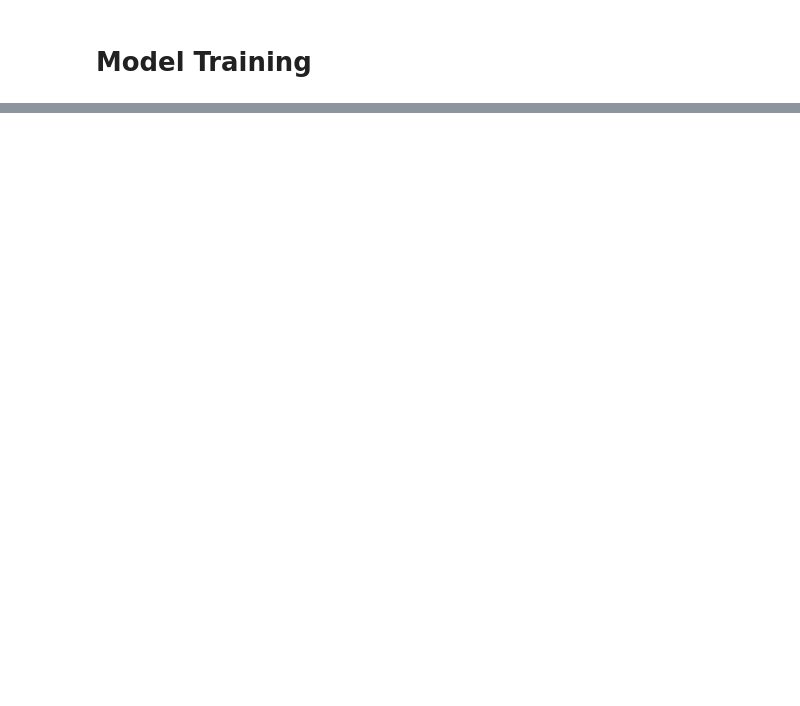
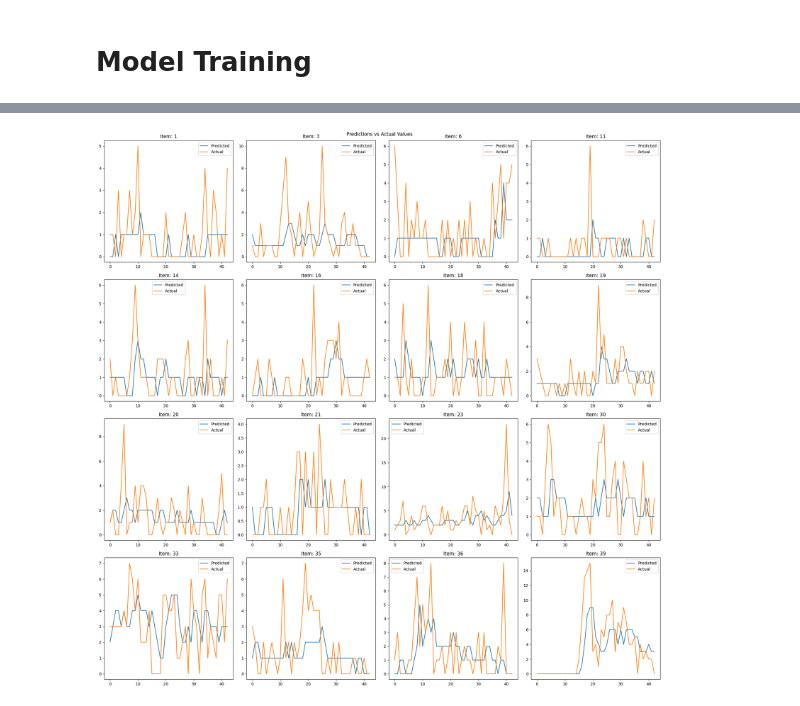
Before and after one commit to kassumanete/wawasan-capstone-ml, a Jupyter notebook: ml_modeling/sales_projection.ipynb, the cells around one changed output, grey strips where cells are left out. Saved outputs shown, nothing was run; the diff lists cells and outputs as text; code cells hidden in the pictures; blank space fills up the shorter version.

```diff
--- a/ml_modeling/sales_projection.ipynb
+++ b/ml_modeling/sales_projection.ipynb
@@ -380,6 +390,6 @@ We want the learning rate to decay as the training progresses. This will help us
 # %%
 #set the learning rate
-initial_learning_rate = 0.01
+initial_learning_rate = 1e-2
 
 learning_rate = tf.keras.optimizers.schedules.ExponentialDecay(
     initial_learning_rate,
@@ -404,7 +433,7 @@ model = create_model(vectorize_layer, normalization_layer)
 # %%
 #compile and train the model
-model.compile(loss=tf.keras.losses.Huber(),
+model.compile(loss=tf.keras.losses.MeanSquaredError(),
               optimizer=optimizer,
-              metrics=["mae"])
+              metrics=["mae", "mse"])
 
 history = model.fit(train_set, epochs=500, validation_data = val_set, verbose=2, callbacks=[callback])
@@ -417,0 +469,11 @@ We plot the the predictions of the model against the actual values.
+# %%
+#pick random items from the test set
+generator = np.random.default_rng()
+test_per_item = total_dates - val_split
+random_item = sorted(generator.choice(test_per_item, 16, replace=False))
+
+#prepare the test set
+test_dataset = tf.data.Dataset.from_tensor_slices(((vectorize_layer(test_items), test_dates, test_sales), test_target))
+
+#predict the values for each item chosen
+forecast = [model.predict(test_dataset.skip(item_no*test_per_item).take(test_per_item).batch(BATCH_SIZE).prefetch(1)) for item_no in random_item]
@@ -417,0 +517,28 @@ We plot the the predictions of the model against the actual values.
+# %%
+#denormalize the values
+forecast_denormalize = [np.int32((item*global_std) + global_mean) for item in forecast]
+
+#get actual values
+actual = [np.int32((test_target[item_no*test_per_item:(item_no+1)*test_per_item]*global_std) + global_mean) for item_no in random_item]
+# %%
+#create subplots for each item
+fig, axs = plt.subplots(4, 4, figsize=(20, 20))
+
+#set the title
+fig.suptitle('Predictions vs Actual Values')
+
+#plot the values
+for i in range(4):
+    for j in range(4):
+        axs[i, j].plot(forecast_denormalize[i*4+j], label='Predicted')
+        axs[i, j].plot(actual[i*4+j], label='Actual')
+        axs[i, j].set_title('Item: ' + str(random_item[i*4+j]))
+        axs[i, j].legend()
+
+#set the layout
+plt.tight_layout()
+
+#show the plot
+plt.show()
+# %% [output]
+[figure, added]
```
Also changed, not shown: parts of 25 cells of this notebook.
